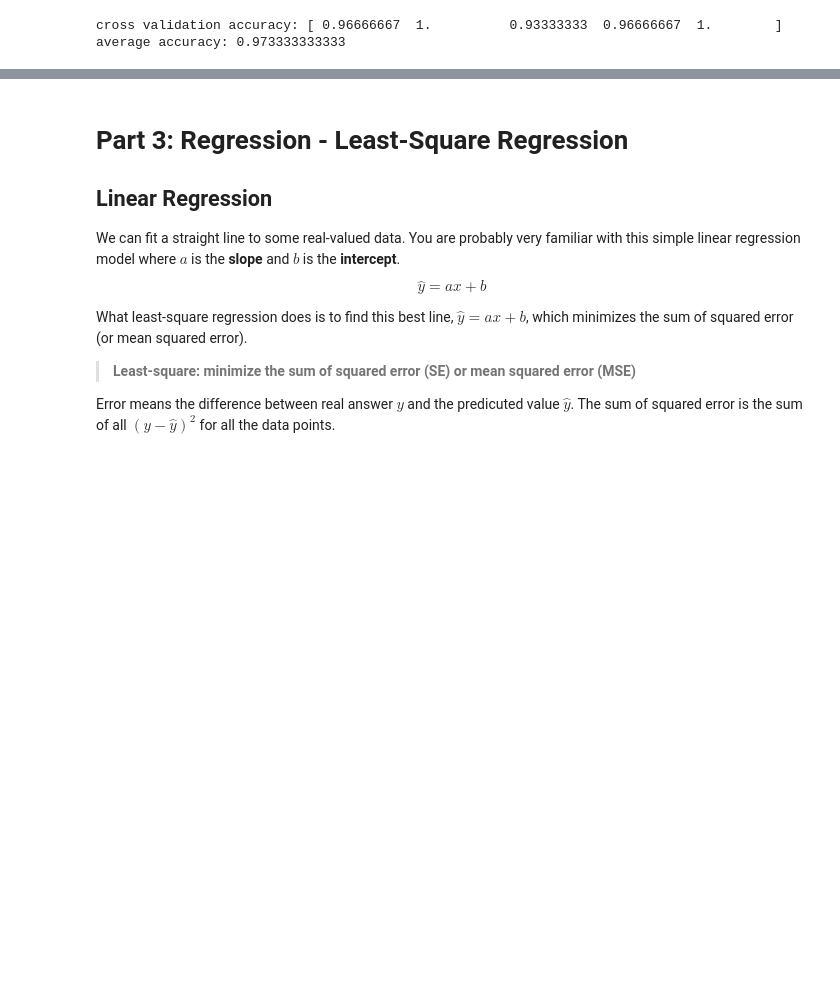
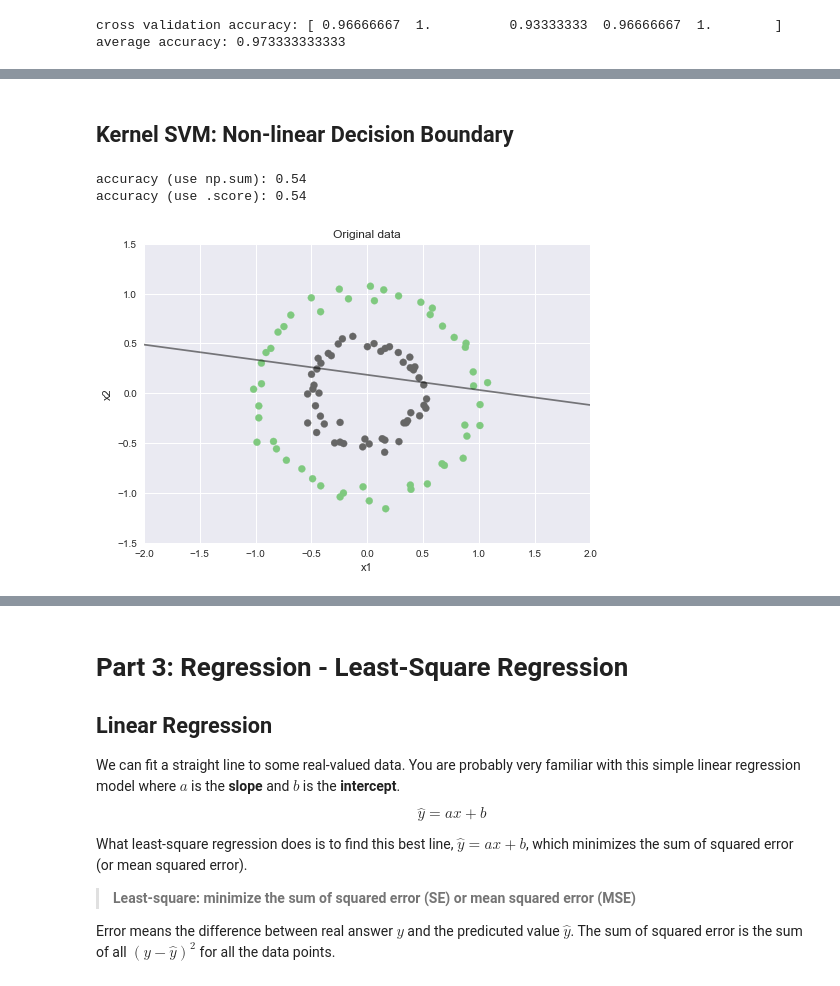
Before and after one commit to alicia-tsai/ccClub, a Jupyter notebook: notebooks/Basic_Machine_Learning_With_SKLearn.ipynb, the cells around one changed output, grey strips where cells are left out. Cells and saved outputs as stored; diff of their text form; code cells hidden in the pictures; blank space fills up the shorter version.

```diff
--- a/notebooks/Basic_Machine_Learning_With_SKLearn.ipynb
+++ b/notebooks/Basic_Machine_Learning_With_SKLearn.ipynb
@@ -83,0 +190,26 @@ average accuracy: 0.973333333333
+# %% [markdown]
+## Kernel SVM: Non-linear Decision Boundary
+# %%
+from sklearn.datasets import make_circles
+
+X, y = make_circles(n_samples=100, noise=0.05, factor=.5, random_state=0)
+
+plot(X[:, 0], X[:, 1], y, 'Original data')
+
+# linear SVM
+linear_svm = SVC(kernel='linear')
+linear_svm.fit(X, y)
+y_pred = linear_svm.predict(X)
+
+# Evaluate performance
+print('accuracy (use np.sum):', np.sum(y == y_pred) / len(y))  # training accuracy (use `np.sum`)
+print('accuracy (use .score):', linear_svm.score(X, y))        # training accuracy (use sklearn `.score`)
+
+# plot decision boundary
+xline = np.linspace(-2, 2, 30)
+yline = np.linspace(-1.5, 1.5, 30)
+plot_boundary(xline, yline, linear_svm)
+# %% [output]
+accuracy (use np.sum): 0.54
+accuracy (use .score): 0.54
+[figure, added]
```
Also changed, not shown: parts of 14 cells of this notebook.
